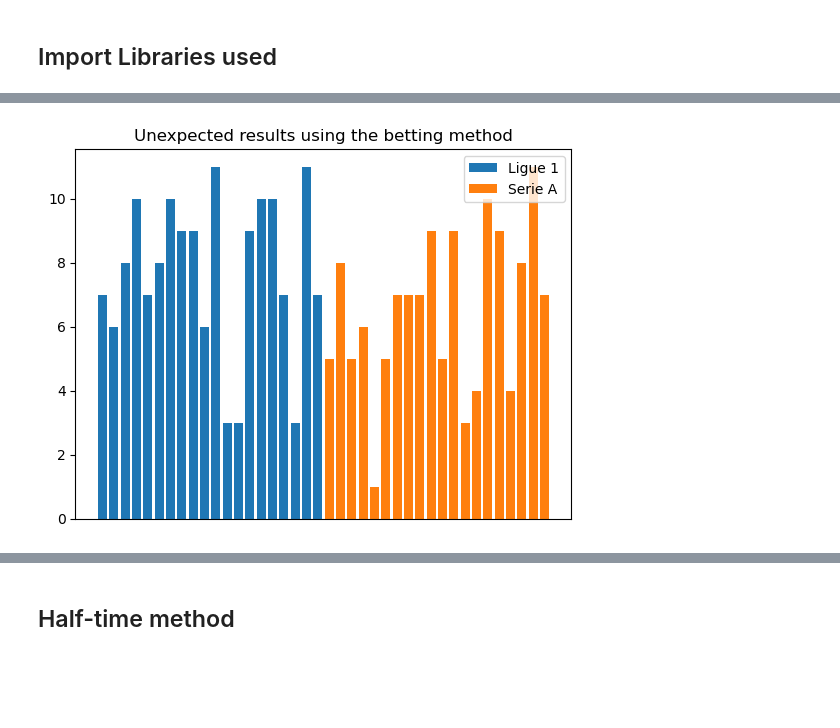
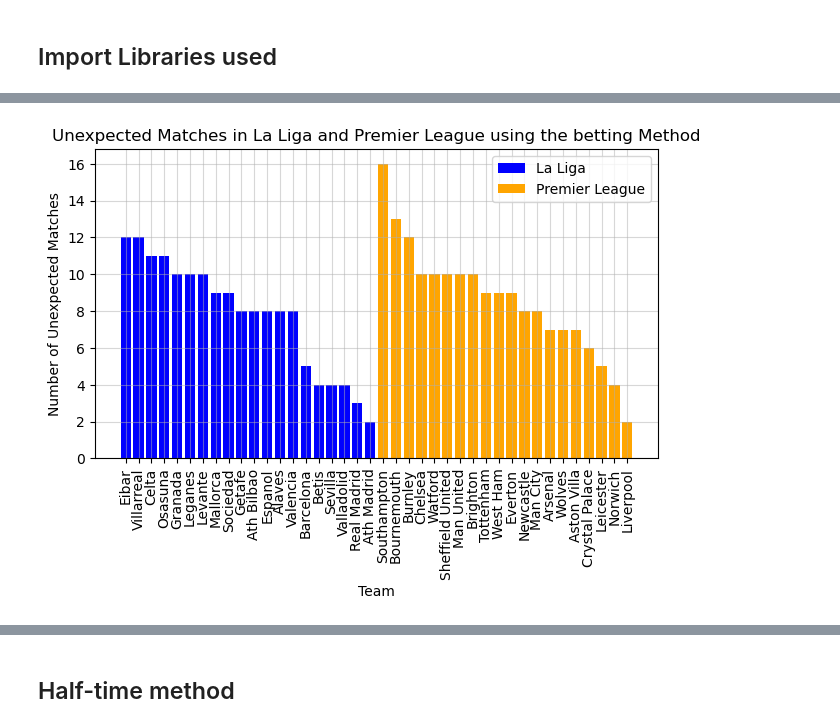
Before and after one commit to MohamedEbrahem1/La-Liga-vs-Premier-League, a Jupyter notebook: Untitled.ipynb, the cells around one changed output, grey strips where cells are left out. Saved outputs shown, nothing was run; the diff lists cells and outputs as text; code cells hidden in the pictures; blank space fills up the shorter version.

```diff
--- a/Untitled.ipynb
+++ b/Untitled.ipynb
@@ -42,3 +66,4 @@ Enter the betting website: B365
 # %%
-sp = pd.read_csv("https://www.football-data.co.uk/mmz4281/"+season+"/"+league1+".csv")
-pl = pd.read_csv("https://www.football-data.co.uk/mmz4281/"+season+"/"+league2+".csv")
+# pl stands for the first league, sp stands for the second league
+sp = pd.read_csv("https://www.football-data.co.uk/mmz4281/"+season1+"/"+league1+".csv")
+pl = pd.read_csv("https://www.football-data.co.uk/mmz4281/"+season2+"/"+league2+".csv")
@@ -46,0 +75,3 @@ pl = pd.read_csv("https://www.football-data.co.uk/mmz4281/"+season+"/"+league2+"
+# %%
+sp = sp[['HomeTeam', 'AwayTeam', 'HTR', 'FTR', bet+'A', bet+'H', bet+'D']]
+pl = pl[['HomeTeam', 'AwayTeam', 'HTR', 'FTR', bet+'A', bet+'H', bet+'D']]
@@ -111,38 +206,47 @@ plt.show()
 # %%
-# in this block, we initialize a variable called web to have the value of the betting website
-web = bet
-# calculate the number of teams in the first league
-teams1 = sp['HomeTeam'].nunique()
-index = np.zeros(teams1)
-for i in range(teams1):
-    index[i] = i
-x = pd.DataFrame(
-    {"a" : sp['HomeTeam'].unique(),
-    "b" : np.zeros(teams1)}, index)
-for i in range(0,len(sp)):
-    if (sp[web+'H'][i]>sp[web+'A'][i] and sp['FTR'][i] == 'H') or (sp[web+'H'][i]<sp[web+'A'][i] and sp['FTR'][i] == 'A'):
-        f = sp['HomeTeam'][i]
-        x.loc[x['a'] == f,['b']] += 1
-        f = sp['AwayTeam'][i]
-        x.loc[x['a'] == f,['b']] += 1
-x1 = plt.bar(x['a'],x['b'])
-# Time for the Second league
-#Calculate the number of teams in the second League
-teams2 = pl['HomeTeam'].nunique()
-index = np.zeros(teams2)
-for i in range(teams2):
-    index[i] = i
-y = pd.DataFrame(
-    {"a" : pl['HomeTeam'].unique(),
-    "b" : np.zeros(teams2)}, index)
-for i in range(0,len(pl)):
-    if (pl[web+'H'][i]>pl[web+'A'][i] and pl['FTR'][i] == 'H') or (pl[web+'H'][i]<pl[web+'A'][i] and pl['FTR'][i] == 'A'):
-        f = pl['HomeTeam'][i]
-        y.loc[y['a'] == f,['b']] += 1
-        f = pl['AwayTeam'][i]
-        y.loc[y['a'] == f,['b']] += 1
-plt.bar(y['a'],y['b'])
-plt.xticks([])
-plt.legend([my_dict[league1],my_dict[league2]])
-plt.title("Unexpected results using the betting method")
+# The function calculates the number of unexpected matches for each team in a given DataFrame using a specified method
+# and plots a bar chart to visualize the results
+def calculate_unexpected_matches(df, web, color, league_name):
+
+    # Calculate the number of unique teams in the DataFrame
+    teams = df['HomeTeam'].nunique()
+
+    # Create a new DataFrame to store the number of unexpected matches for each team
+    x = pd.DataFrame({"Team": df['HomeTeam'].unique(), "Unexpected Matches": np.zeros(teams)})
+
+    # Loop through each row of the DataFrame and count the number of unexpected matches for each team
+    num_unexpected_matches = 0
+    for i in range(len(df)):
+        if (df[web+'H'][i] > df[web+'A'][i] and df['FTR'][i] == 'H') or (df[web+'H'][i] < df[web+'A'][i] and df['FTR'][i] == 'A'):
+            home_team = df['HomeTeam'][i]
+            away_team = df['AwayTeam'][i]
+            x.loc[x['Team'] == home_team, 'Unexpected Matches'] += 1
+            x.loc[x['Team'] == away_team, 'Unexpected Matches'] += 1
+            num_unexpected_matches += 1
+
+    # Sort the values in the new DataFrame by the number of unexpected matches in descending order
+    x = x.sort_values(by='Unexpected Matches', ascending=False)
+
+    # Plot a bar chart to visualize the number of unexpected matches for each team
+    plt.bar(x['Team'], x['Unexpected Matches'], color=color)
+    plt.xlabel("Team")
+    plt.ylabel("Number of Unexpected Matches")
+    plt.xticks(rotation=90)
+
+    # Adjust the layout of the plot and print the total number of unexpected matches
+    plt.tight_layout()
+    print(f"{num_unexpected_matches} unexpected matches in {league_name}")
+
+
+# Call the function for two different DataFrames and display the results in a single plot with a legend
+calculate_unexpected_matches(sp, bet, 'blue', my_dict[league1])
+calculate_unexpected_matches(pl, bet, 'orange', my_dict[league2])
+plt.legend([my_dict[league1], my_dict[league2]], loc='upper right')
+plt.title(f"Unexpected Matches in {my_dict[league1]} and {my_dict[league2]} using the betting Method")
+
+#Show the grid
+plt.grid(True, alpha = 0.5)
+
+# Display the plot
+plt.show()
 # %% [output]
@@ -150,2 +255,2 @@ Text(0.5, 1.0, 'Unexpected results using the betting method')
-[figure, old version]
+[figure, new version]
 # %% [markdown]
```
Also changed, not shown: parts of 35 cells of this notebook.
